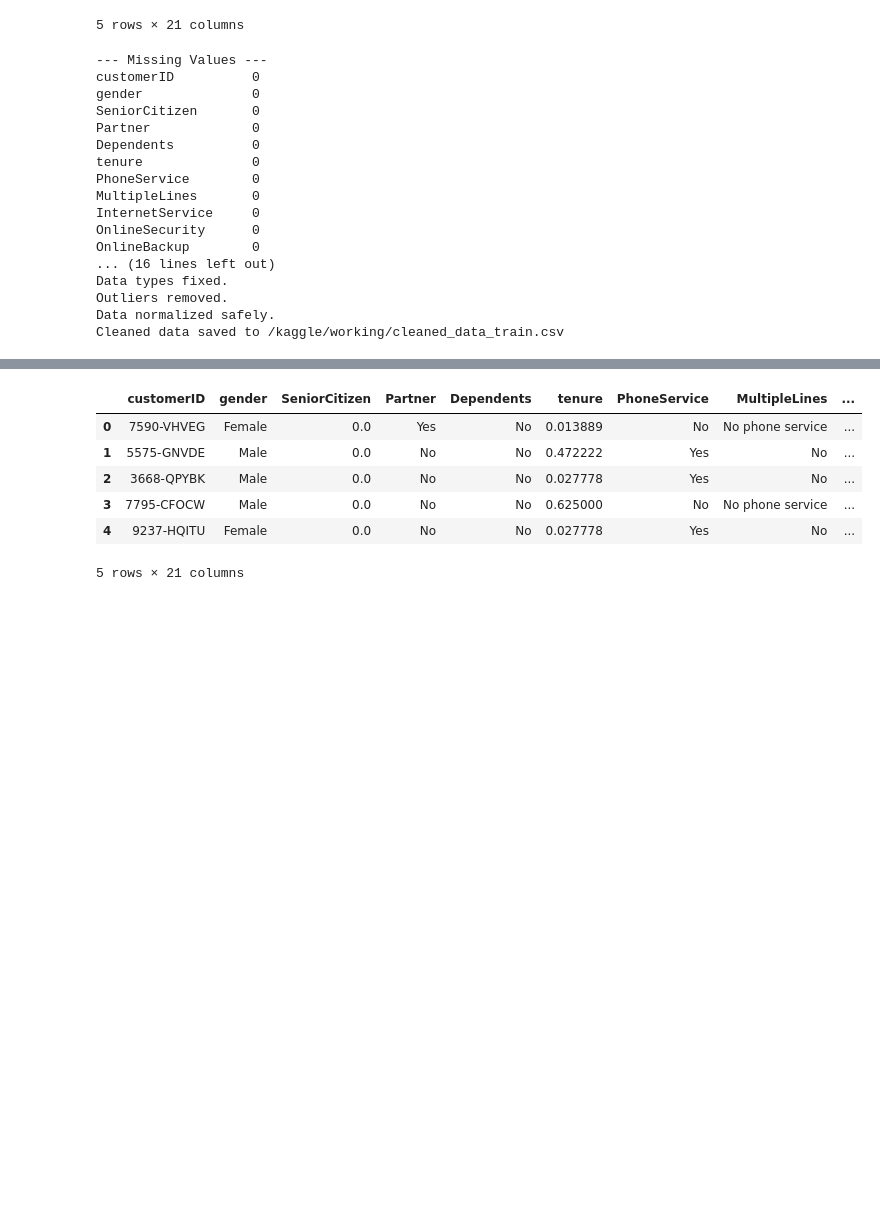
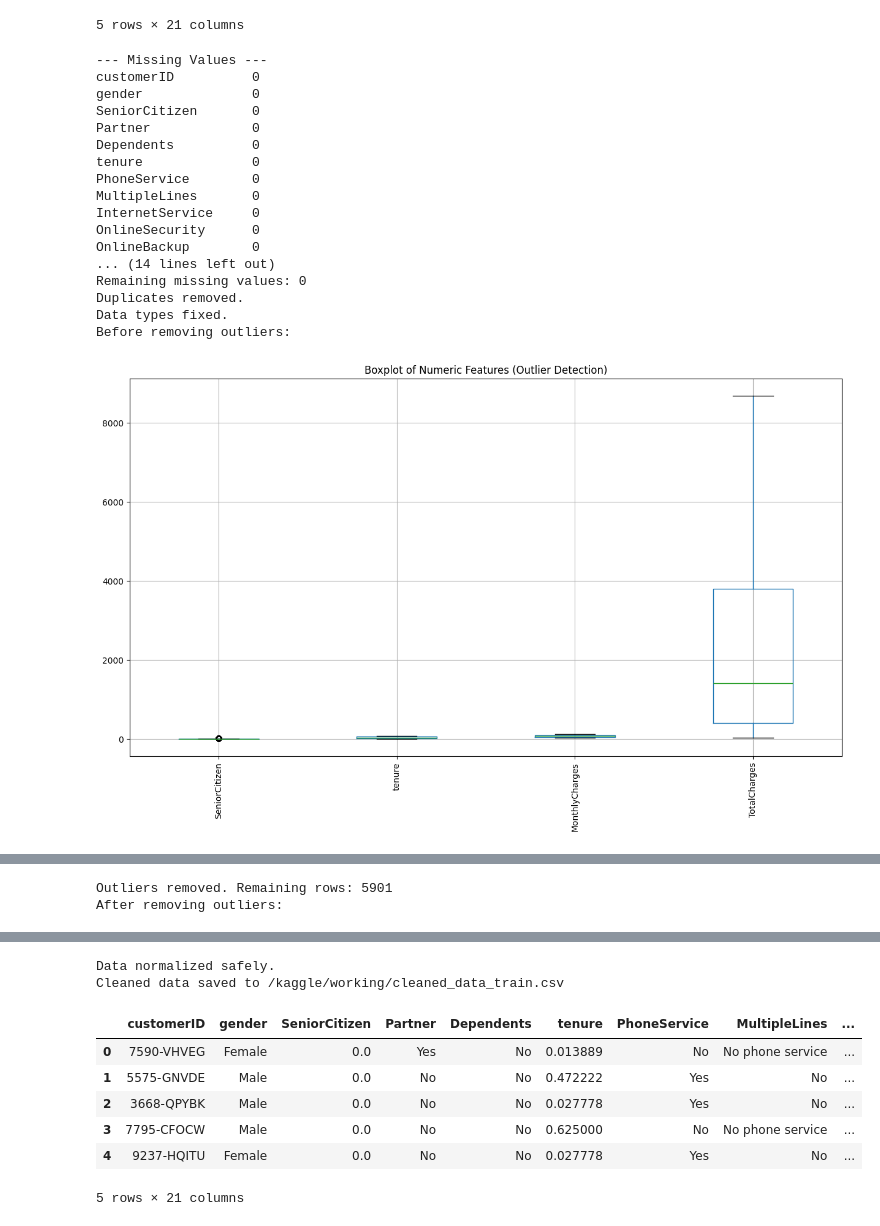
Before and after one commit to alirezaderavi/Telco-Customer-Churn, a Jupyter notebook: telco-customer-churn.ipynb, the cells around one changed output, grey strips where cells are left out. Drawn from its saved outputs; the diff is of its cells as text; code cells hidden in the pictures; blank space fills up the shorter version.

Commit message:
Kaggle Notebook | Telco Customer Churn | Version 4

```diff
--- a/telco-customer-churn.ipynb
+++ b/telco-customer-churn.ipynb
@@ -148,6 +148,8 @@ def fix_data_types(df):
 def remove_outliers(df):
     num_cols = df.select_dtypes(include=np.number).columns
 
+    mask = pd.Series(True, index=df.index)
+
     for col in num_cols:
         Q1 = df[col].quantile(0.25)
         Q3 = df[col].quantile(0.75)
@@ -156,11 +158,33 @@ def remove_outliers(df):
         lower_bound = Q1 - 1.5 * IQR
         upper_bound = Q3 + 1.5 * IQR
 
-        df = df[(df[col] >= lower_bound) & (df[col] <= upper_bound)]
+        mask &= df[col].between(lower_bound, upper_bound)
 
-    print("Outliers removed.")
-    return df
+    df_cleaned = df[mask]
 
+    print(f"Outliers removed. Remaining rows: {len(df_cleaned)}")
+    return df_cleaned
+
+
+def visualize_outliers(df):
+    num_cols = df.select_dtypes(include=np.number).columns
+
+    # 1. Boxplot
+    plt.figure(figsize=(15, 8))
+    df[num_cols].boxplot(rot=90)
+    plt.title("Boxplot of Numeric Features (Outlier Detection)")
+    plt.show()
+
+    # 2. Histogram
+    df[num_cols].hist(figsize=(15, 10), bins=30)
+    plt.suptitle("Histograms of Numeric Features")
+    plt.show()
+
+    # 3. Heatmap correlation
+    plt.figure(figsize=(10, 6))
+    sns.heatmap(df[num_cols].corr(), cmap="coolwarm", annot=False)
+    plt.title("Correlation Heatmap")
+    plt.show()
 
 # =========================
 # Normalize Data
@@ -186,35 +210,40 @@ def clean_data_pipeline(df, save_path=None):
     df = handle_missing_values(df)
     df = remove_duplicates(df)
     df = fix_data_types(df)
+    print('Before removing outliers:')
+    visualize_outliers(df)
     df = remove_outliers(df)
+    print('After removing outliers:')
+    visualize_outliers(df)
     df = normalize_data(df)
 
     if save_path:
         df.to_csv(save_path, index=False)
         print(f"Cleaned data saved to {save_path}")
 
     return df
 
 
 cleaned_df = clean_data_pipeline(data, '/kaggle/working/cleaned_data_train.csv')
 
 # Preview
 cleaned_df.head()
 # %% [output]
 --- Missing Values ---
 customerID          0
 gender              0
 SeniorCitizen       0
 Partner             0
 Dependents          0
 tenure              0
 PhoneService        0
 MultipleLines       0
 InternetService     0
 OnlineSecurity      0
 OnlineBackup        0
-... (16 lines left out)
+... (14 lines left out)
+Remaining missing values: 0
+Duplicates removed.
 Data types fixed.
-Outliers removed.
-Data normalized safely.
-Cleaned data saved to /kaggle/working/cleaned_data_train.csv
+Before removing outliers:
+[figure, added]
@@ -220,0 +252,2 @@ Cleaned data saved to /kaggle/working/cleaned_data_train.csv
+Outliers removed. Remaining rows: 5901
+After removing outliers:
@@ -221,7 +257,9 @@ Cleaned data saved to /kaggle/working/cleaned_data_train.csv
+Data normalized safely.
+Cleaned data saved to /kaggle/working/cleaned_data_train.csv
 |  | customerID | gender | SeniorCitizen | Partner | Dependents | tenure | PhoneService | MultipleLines | ... |
 | 0 | 7590-VHVEG | Female | 0.0 | Yes | No | 0.013889 | No | No phone service | ... |
 | 1 | 5575-GNVDE | Male | 0.0 | No | No | 0.472222 | Yes | No | ... |
 | 2 | 3668-QPYBK | Male | 0.0 | No | No | 0.027778 | Yes | No | ... |
 | 3 | 7795-CFOCW | Male | 0.0 | No | No | 0.625000 | No | No phone service | ... |
 | 4 | 9237-HQITU | Female | 0.0 | No | No | 0.027778 | Yes | No | ... |
-5 rows × 21 columns
+5 rows × 21 columns
```
Also changed, not shown: parts of 2 cells of this notebook.
